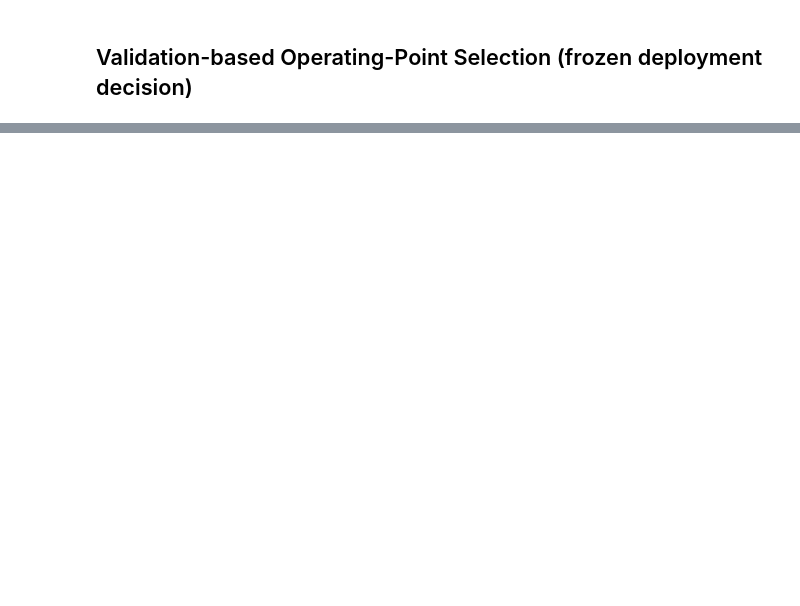
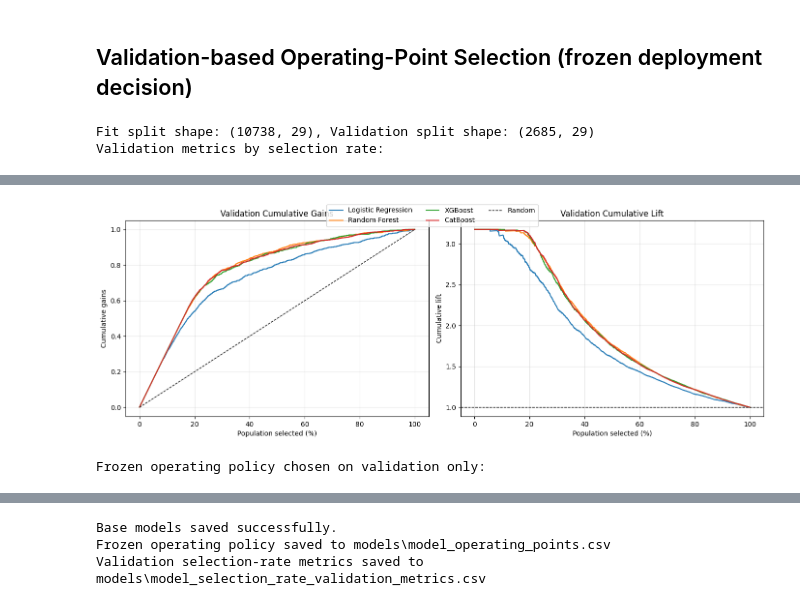
Before and after one commit to MiguelGaspar01/hackaton-NTT, a Jupyter notebook: Modelling.ipynb, the cells around one changed output, grey strips where cells are left out. Cells and saved outputs as stored; diff of their text form; code cells hidden in the pictures; blank space fills up the shorter version.

```diff
--- a/Modelling.ipynb
+++ b/Modelling.ipynb
@@ -283,7 +311,7 @@ display(xgb_results)
 # %%
 validation_size = 0.20
 selection_rate_grid = np.array([0.10, 0.20, 0.30, 0.40, 0.50])
-material_lift_drop = 0.15
+material_lift_drop = 0.10
 
 X_fit, X_val, y_fit, y_val = train_test_split(
     X_train,
@@ -356,3 +384,6 @@ policy_df = pd.DataFrame(policy_rows).sort_values("model")
 
 print("Frozen operating policy chosen on validation only:")
 display(policy_df)
+# %% [output]
+Fit split shape: (10738, 29), Validation split shape: (2685, 29)
+Validation metrics by selection rate:
@@ -358,0 +407,2 @@ display(policy_df)
+[figure, added]
+Frozen operating policy chosen on validation only:
@@ -384,3 +439,7 @@ validation_metrics_df.to_csv(validation_metrics_path, index=False)
 print("Base models saved successfully.")
 print(f"Frozen operating policy saved to {policy_path}")
 print(f"Validation selection-rate metrics saved to {validation_metrics_path}")
+# %% [output]
+Base models saved successfully.
+Frozen operating policy saved to models\model_operating_points.csv
+Validation selection-rate metrics saved to models\model_selection_rate_validation_metrics.csv
```
Also changed, not shown: parts of 5 cells of this notebook, 1 other file.
